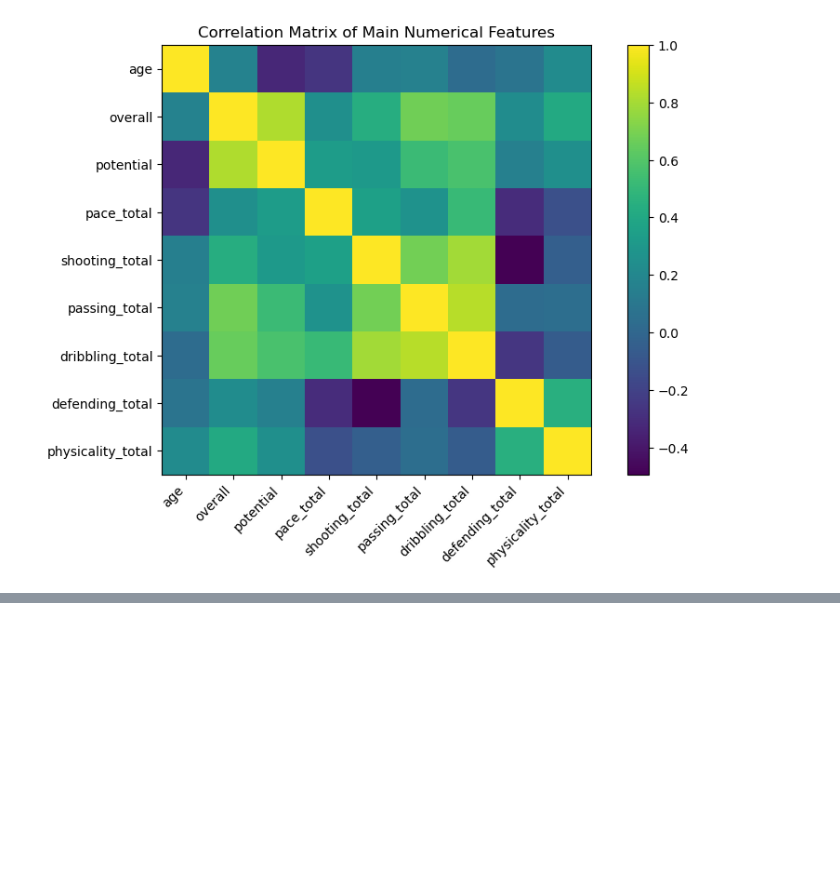
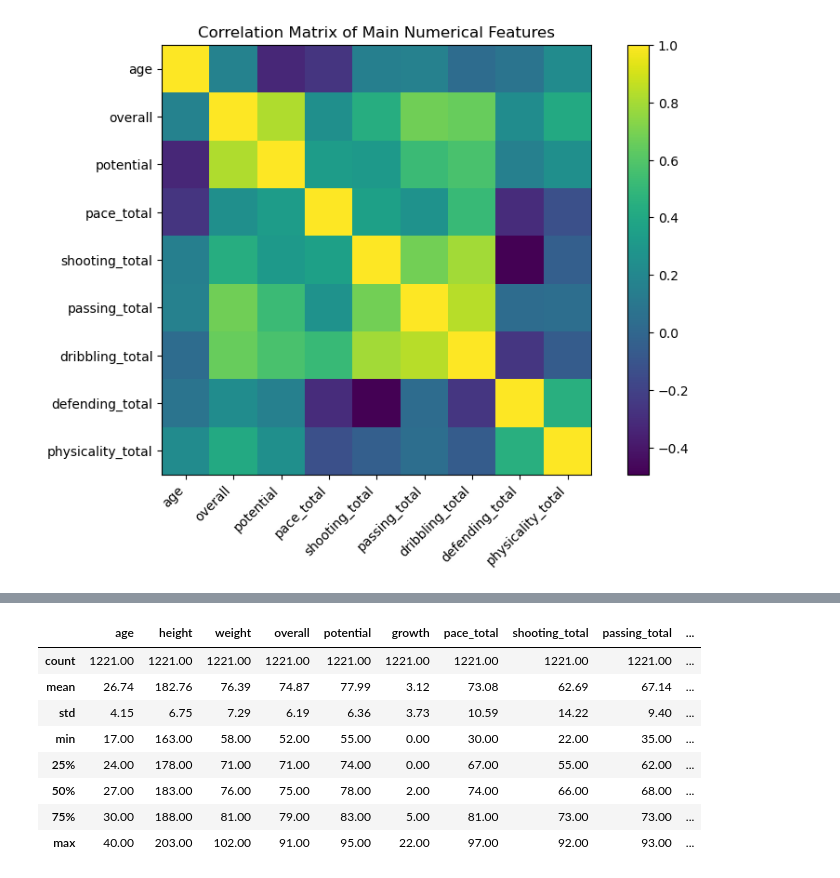
Before and after one commit to Loukas89/ML-FIFA-Analysis-Regression-Classification-Clustering-, a Jupyter notebook: Classification.ipynb, the cells around one changed output, grey strips where cells are left out. Cells and saved outputs as stored; diff of their text form; code cells hidden in the pictures; blank space fills up the shorter version.

```diff
--- a/Classification.ipynb
+++ b/Classification.ipynb
@@ -314,0 +351,30 @@ plt.show()
+# %%
+# Επιλέγουμε βασικά αριθμητικά χαρακτηριστικά που σχετίζονται με την απόδοση του παίκτη
+
+important_numeric_features = [
+    'age',
+    'height',
+    'weight',
+    'overall',
+    'potential',
+    'growth',
+    'pace_total',
+    'shooting_total',
+    'passing_total',
+    'dribbling_total',
+    'defending_total',
+    'physicality_total'
+]
+
+# Βλέπουμε στατιστικά μόνο για αυτές τις στήλες
+df[important_numeric_features].describe().round(2)
+# %% [output]
+|  | age | height | weight | overall | potential | growth | pace_total | shooting_total | passing_total | ... |
+| count | 1221.00 | 1221.00 | 1221.00 | 1221.00 | 1221.00 | 1221.00 | 1221.00 | 1221.00 | 1221.00 | ... |
+| mean | 26.74 | 182.76 | 76.39 | 74.87 | 77.99 | 3.12 | 73.08 | 62.69 | 67.14 | ... |
+| std | 4.15 | 6.75 | 7.29 | 6.19 | 6.36 | 3.73 | 10.59 | 14.22 | 9.40 | ... |
+| min | 17.00 | 163.00 | 58.00 | 52.00 | 55.00 | 0.00 | 30.00 | 22.00 | 35.00 | ... |
+| 25% | 24.00 | 178.00 | 71.00 | 71.00 | 74.00 | 0.00 | 67.00 | 55.00 | 62.00 | ... |
+| 50% | 27.00 | 183.00 | 76.00 | 75.00 | 78.00 | 2.00 | 74.00 | 66.00 | 68.00 | ... |
+| 75% | 30.00 | 188.00 | 81.00 | 79.00 | 83.00 | 5.00 | 81.00 | 73.00 | 73.00 | ... |
+| max | 40.00 | 203.00 | 102.00 | 91.00 | 95.00 | 22.00 | 97.00 | 92.00 | 93.00 | ... |
```
Also changed, not shown: parts of 6 cells of this notebook, 1 other file.
